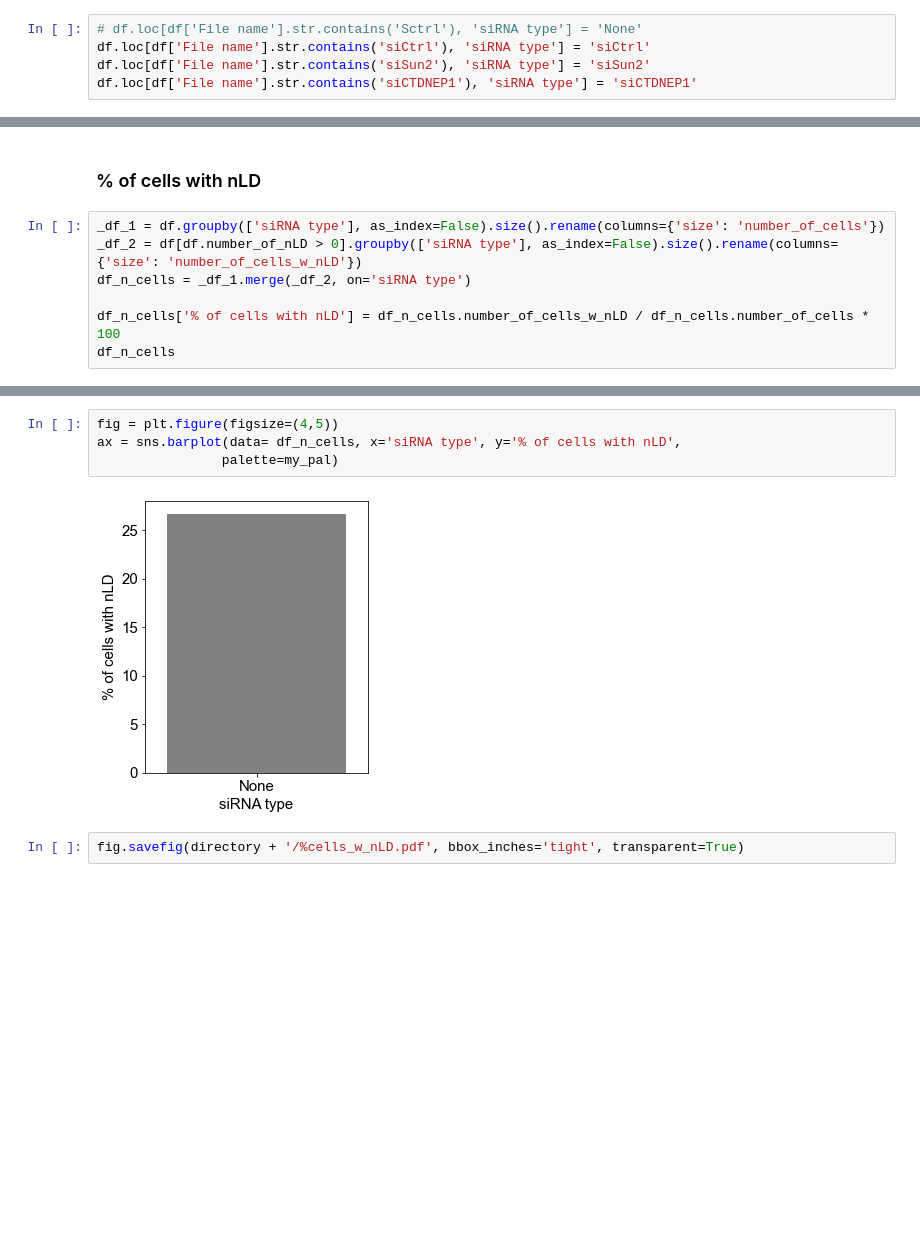
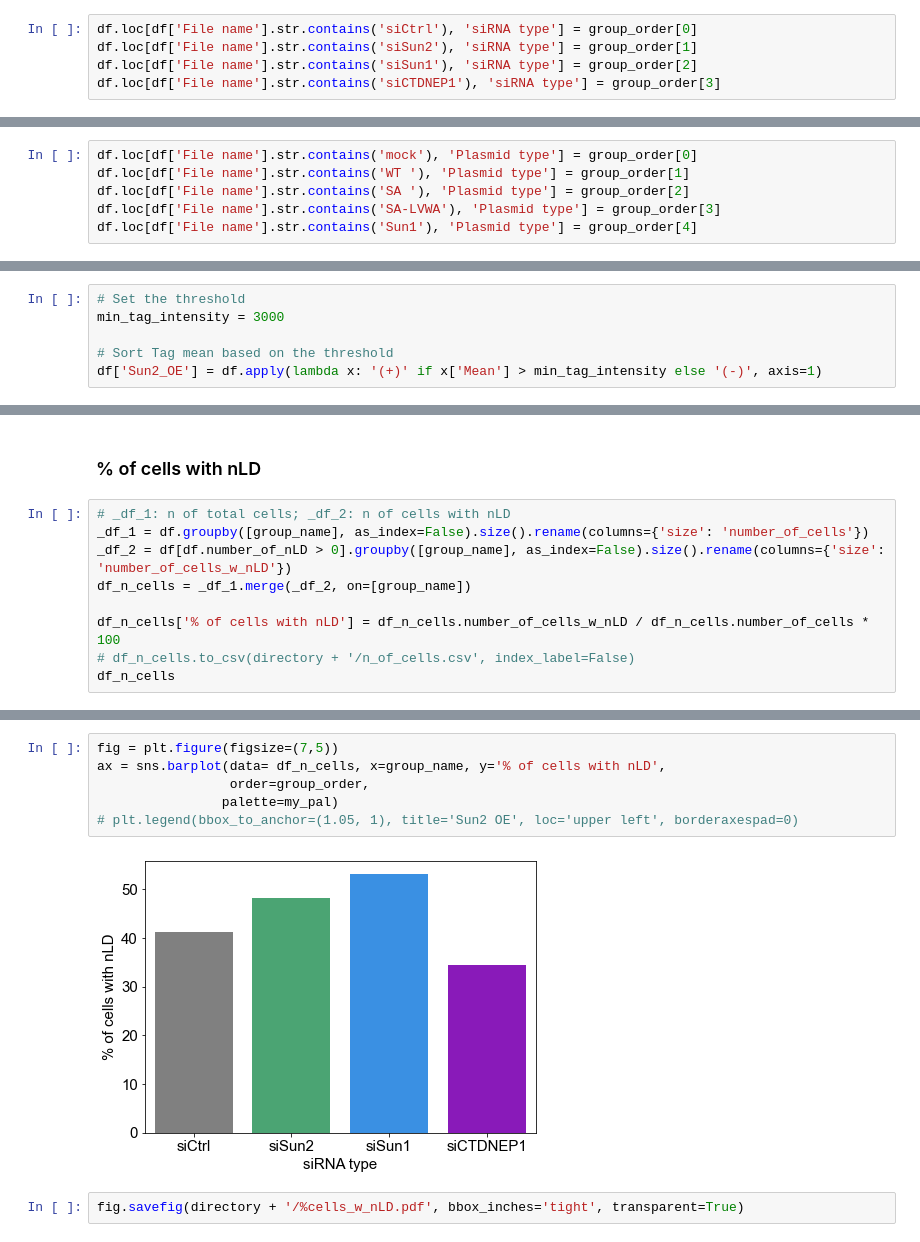
Before and after one commit to shokenlee/Lee_2023_Sun2-Lipid, a Jupyter notebook: Nuclear_LD.ipynb, the cells around one changed output, grey strips where cells are left out. Cells and saved outputs as stored; diff of their text form; blank space fills up the shorter version.

```diff
--- a/Nuclear_LD.ipynb
+++ b/Nuclear_LD.ipynb
@@ -96,7 +115,7 @@ df.loc[df['File name'].str.contains('Sctrl'), 'Cell type'] = 'Control'
 # %% [markdown]
 #### **siRNA type**
 # %%
-# df.loc[df['File name'].str.contains('Sctrl'), 'siRNA type'] = 'None'
-df.loc[df['File name'].str.contains('siCtrl'), 'siRNA type'] = 'siCtrl'
-df.loc[df['File name'].str.contains('siSun2'), 'siRNA type'] = 'siSun2'
-df.loc[df['File name'].str.contains('siCTDNEP1'), 'siRNA type'] = 'siCTDNEP1'
+df.loc[df['File name'].str.contains('siCtrl'), 'siRNA type'] = group_order[0]
+df.loc[df['File name'].str.contains('siSun2'), 'siRNA type'] = group_order[1]
+df.loc[df['File name'].str.contains('siSun1'), 'siRNA type'] = group_order[2]
+df.loc[df['File name'].str.contains('siCTDNEP1'), 'siRNA type'] = group_order[3]
@@ -102,0 +124,6 @@ df.loc[df['File name'].str.contains('siCTDNEP1'), 'siRNA type'] = 'siCTDNEP1'
+# %%
+df.loc[df['File name'].str.contains('mock'), 'Plasmid type'] = group_order[0]
+df.loc[df['File name'].str.contains('WT '), 'Plasmid type'] = group_order[1]
+df.loc[df['File name'].str.contains('SA '), 'Plasmid type'] = group_order[2]
+df.loc[df['File name'].str.contains('SA-LVWA'), 'Plasmid type'] = group_order[3]
+df.loc[df['File name'].str.contains('Sun1'), 'Plasmid type'] = group_order[4]
@@ -103,3 +132,9 @@ df.loc[df['File name'].str.contains('siCTDNEP1'), 'siRNA type'] = 'siCTDNEP1'
+# %%
+# Set the threshold
+min_tag_intensity = 3000
+
+# Sort Tag mean based on the threshold
+df['Sun2_OE'] = df.apply(lambda x: '(+)' if x['Mean'] > min_tag_intensity else '(-)', axis=1)
 # %% [markdown]
 #### **Image number**
 # %%
@@ -135,10 +176,12 @@ dtype: int64
 # %% [markdown]
 ### % of cells with nLD
 # %%
-_df_1 = df.groupby(['siRNA type'], as_index=False).size().rename(columns={'size': 'number_of_cells'})
-_df_2 = df[df.number_of_nLD > 0].groupby(['siRNA type'], as_index=False).size().rename(columns={'size': 'number_of_cells_w_nLD'})
-df_n_cells = _df_1.merge(_df_2, on='siRNA type')
+# _df_1: n of total cells; _df_2: n of cells with nLD
+_df_1 = df.groupby([group_name], as_index=False).size().rename(columns={'size': 'number_of_cells'})
+_df_2 = df[df.number_of_nLD > 0].groupby([group_name], as_index=False).size().rename(columns={'size': 'number_of_cells_w_nLD'})
+df_n_cells = _df_1.merge(_df_2, on=[group_name])
 
 df_n_cells['% of cells with nLD'] = df_n_cells.number_of_cells_w_nLD / df_n_cells.number_of_cells * 100
+# df_n_cells.to_csv(directory + '/n_of_cells.csv', index_label=False)
 df_n_cells
 # %% [output]
@@ -147,9 +194,11 @@ df_n_cells
 # %%
-fig = plt.figure(figsize=(4,5))
-ax = sns.barplot(data= df_n_cells, x='siRNA type', y='% of cells with nLD',
+fig = plt.figure(figsize=(7,5))
+ax = sns.barplot(data= df_n_cells, x=group_name, y='% of cells with nLD',
+                 order=group_order,
                 palette=my_pal)
+# plt.legend(bbox_to_anchor=(1.05, 1), title='Sun2 OE', loc='upper left', borderaxespad=0)
 # %% [output]
-[figure, old version]
+[figure, new version]
 # %%
 fig.savefig(directory + '/%cells_w_nLD.pdf', bbox_inches='tight', transparent=True)
 # %% [markdown]
```
Also changed, not shown: parts of 28 cells of this notebook, 4 other files.
